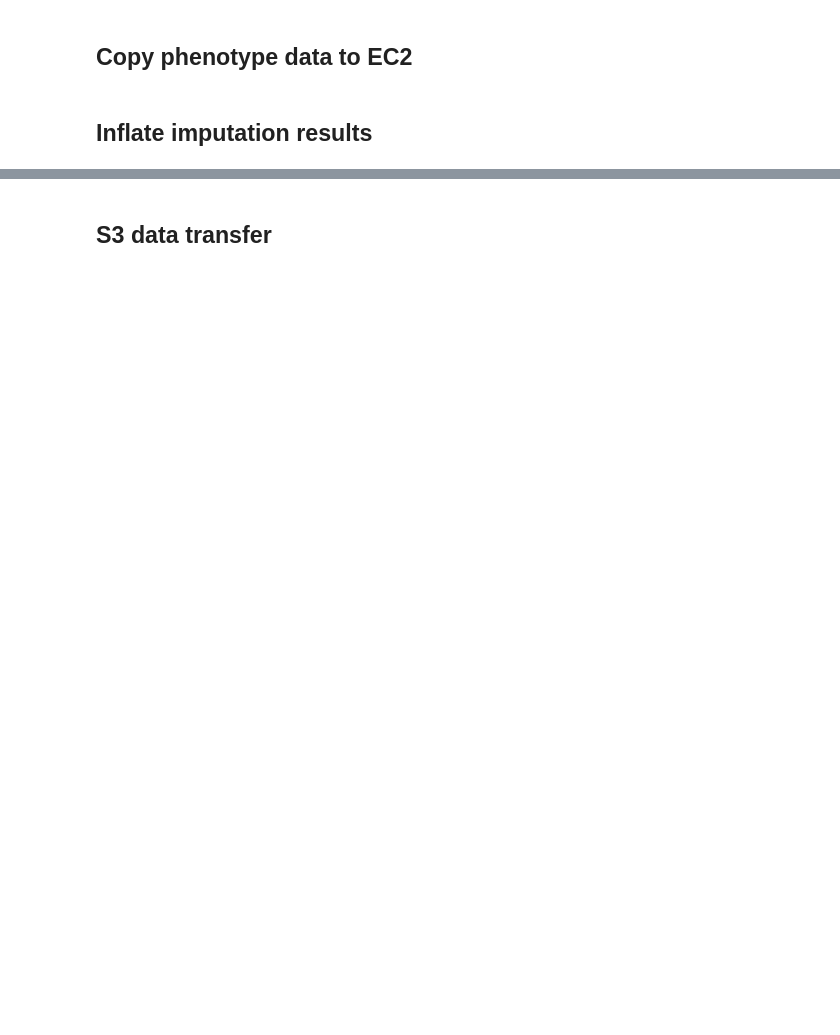
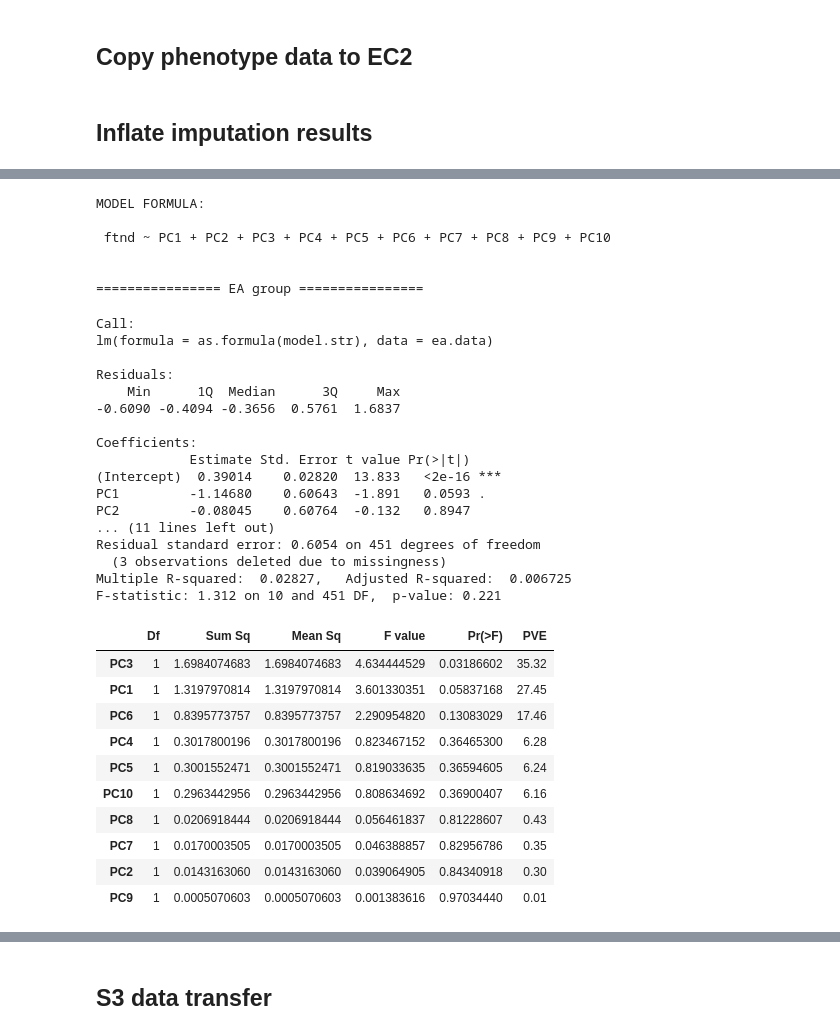
Before and after one commit to jaamarks/jaamarks_notebooks, a Jupyter notebook: Nicotine_Project/develop/20180327_emerge_FTND_GWAS.ipynb, the cells around one changed output, grey strips where cells are left out. Cells and saved outputs as stored; diff of their text form; code cells hidden in the pictures; blank space fills up the shorter version.

```diff
--- a/Nicotine_Project/develop/20180327_emerge_FTND_GWAS.ipynb
+++ b/Nicotine_Project/develop/20180327_emerge_FTND_GWAS.ipynb
@@ -92,0 +474,13 @@ done
+# %%
+### R console ###
+
+# Load PCA data
+setwd('C:/Users/jmarks/Desktop/Projects/Nicotine/eMerge/phenotype')
+options(stringsAsFactors=F)
+ea.cov.data <- read.delim("eMERGE_EUR_cov.ped", header=T, sep="\t")
+ea.phen.data <- read.delim("eMERGE_EUR_phen.ped", header=T, sep="\t")
+
+# Combine PCs and phenotype into one data frame
+phen.name <- "ftnd"
+pc.names <- paste0("PC", 1:10)
+ea.data <- merge(x=ea.phen.data[,c("iid",phen.name)], y=ea.cov.data[, c("iid", paste0("PC",1:10))], by="iid")
@@ -92,0 +493,55 @@ done
+# %%
+# Build model formula
+model.str <- paste0(phen.name, " ~ ", paste(pc.names, collapse=" + "))
+cat("MODEL FORMULA:\n\n", model.str, "\n")
+
+# Get model fits
+lm.fit.ea <- lm(formula=as.formula(model.str), data=ea.data)
+
+# Get sequential (type I) sum of squares
+anova.ea <- anova(lm.fit.ea)
+
+# Calculate percent variance explained and sort
+ea.pve <- cbind(anova.ea[pc.names,],
+                PVE=round(anova.ea[pc.names, "Mean Sq"]/sum(anova.ea[pc.names, "Mean Sq"])*100, digits=2))
+ea.pve.sorted <- ea.pve[order(ea.pve$PVE, decreasing=T),]
+
+# Output regression info
+cat("\n\n================ EA group ================")
+summary(lm.fit.ea)
+ea.pve.sorted
+# %% [output]
+MODEL FORMULA:
+
+ ftnd ~ PC1 + PC2 + PC3 + PC4 + PC5 + PC6 + PC7 + PC8 + PC9 + PC10
+
+
+================ EA group ================
+Call:
+lm(formula = as.formula(model.str), data = ea.data)
+
+Residuals:
+    Min      1Q  Median      3Q     Max
+-0.6090 -0.4094 -0.3656  0.5761  1.6837
+
+Coefficients:
+            Estimate Std. Error t value Pr(>|t|)
+(Intercept)  0.39014    0.02820  13.833   <2e-16 ***
+PC1         -1.14680    0.60643  -1.891   0.0593 .
+PC2         -0.08045    0.60764  -0.132   0.8947
+... (11 lines left out)
+Residual standard error: 0.6054 on 451 degrees of freedom
+  (3 observations deleted due to missingness)
+Multiple R-squared:  0.02827,   Adjusted R-squared:  0.006725
+F-statistic: 1.312 on 10 and 451 DF,  p-value: 0.221
+|  | Df | Sum Sq | Mean Sq | F value | Pr(>F) | PVE |
+| PC3 | 1 | 1.6984074683 | 1.6984074683 | 4.634444529 | 0.03186602 | 35.32 |
+| PC1 | 1 | 1.3197970814 | 1.3197970814 | 3.601330351 | 0.05837168 | 27.45 |
+| PC6 | 1 | 0.8395773757 | 0.8395773757 | 2.290954820 | 0.13083029 | 17.46 |
+| PC4 | 1 | 0.3017800196 | 0.3017800196 | 0.823467152 | 0.36465300 | 6.28 |
+| PC5 | 1 | 0.3001552471 | 0.3001552471 | 0.819033635 | 0.36594605 | 6.24 |
+| PC10 | 1 | 0.2963442956 | 0.2963442956 | 0.808634692 | 0.36900407 | 6.16 |
+| PC8 | 1 | 0.0206918444 | 0.0206918444 | 0.056461837 | 0.81228607 | 0.43 |
+| PC7 | 1 | 0.0170003505 | 0.0170003505 | 0.046388857 | 0.82956786 | 0.35 |
+| PC2 | 1 | 0.0143163060 | 0.0143163060 | 0.039064905 | 0.84340918 | 0.30 |
+| PC9 | 1 | 0.0005070603 | 0.0005070603 | 0.001383616 | 0.97034440 | 0.01 |
```
Also changed, not shown: parts of 38 cells of this notebook, 1 other file.
